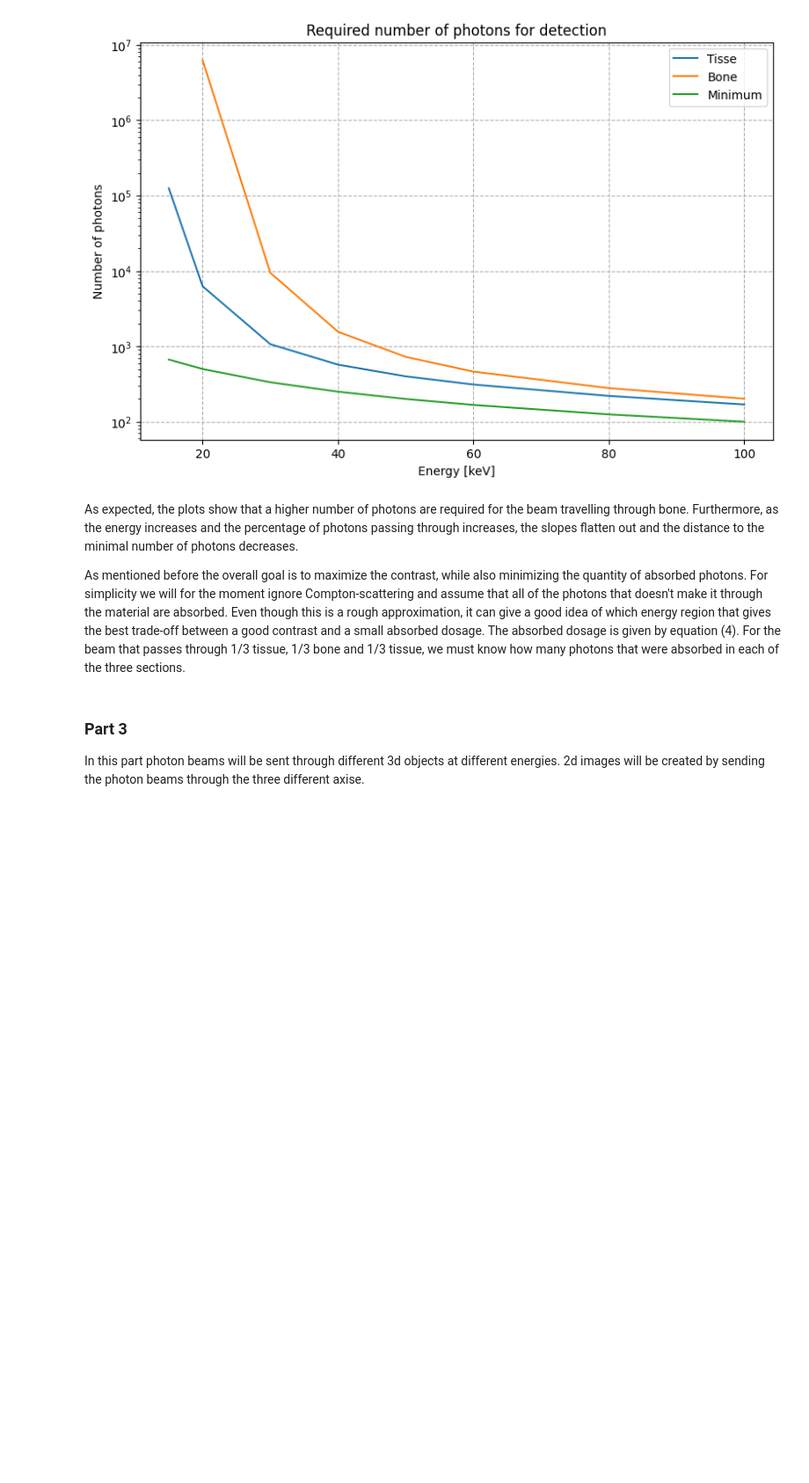
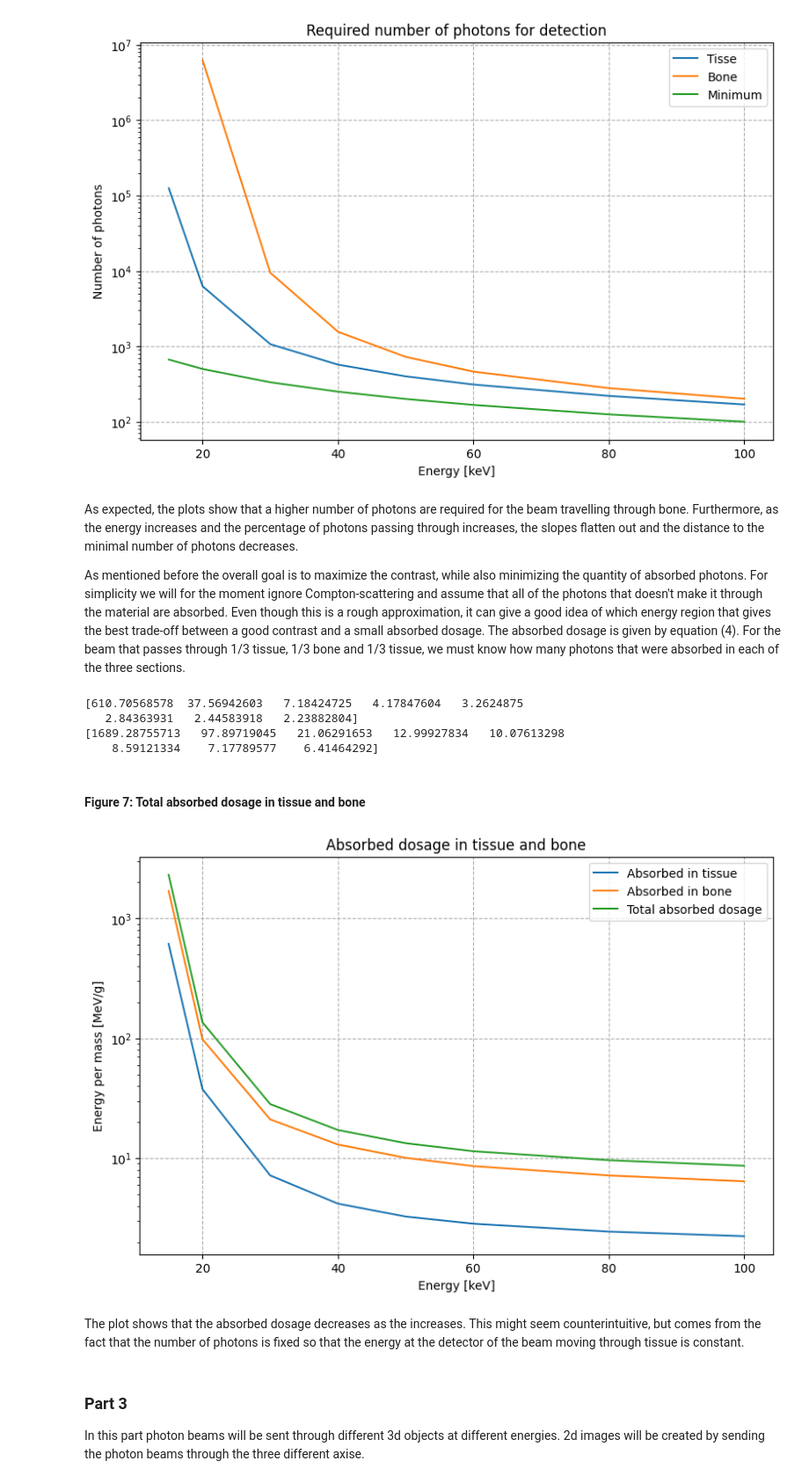
Before and after one commit to TorjeiHelset/Software-and-Computing-for-Applied-Physics, a Jupyter notebook: x-ray-simulation.ipynb, the cells around one changed output. Shown at 88% size. Cells and saved outputs as stored; diff of their text form; code cells hidden in the pictures; blank space fills up the shorter version.

Commit message:
Added plot showing absorbed dosage of the beams

```diff
--- a/x-ray-simulation.ipynb
+++ b/x-ray-simulation.ipynb
@@ -276,6 +276,52 @@ As expected, the plots show that a higher number of photons are required for the
 
 As mentioned before the overall goal is to maximize the contrast, while also minimizing the quantity of absorbed photons. For simplicity we will for the moment ignore Compton-scattering and assume that all of the photons that doesn't make it through the material are absorbed. Even though this is a rough approximation, it can give a good idea of which energy region that gives the best trade-off between a good contrast and a small absorbed dosage.
 The absorbed dosage is given by equation (4). For the beam that passes through 1/3 tissue, 1/3 bone and 1/3 tissue, we must know how many photons that were absorbed in each of the three sections.
+# %%
+# Calculating the number of photons that reached detector and each of the
+# sections in the tissue and tissue/bone beams
+n_photon_tissue = I_tissue_detector[1:] * req_photons_tissue
+n_photon_bone = I_bone_detector[1:] * req_photons_tissue
+n_photon_after_tissue = I_after_tissue[1:] * req_photons_tissue # After the tissue part
+n_photon_after_bone = I_after_bone[1:] * req_photons_tissue # After bone part
+
+n_absorbed_tissue = req_photons_tissue - n_photon_tissue # Absorbed photons for the tissue beam
+
+# Calculating the number of photons absorbed in the second beam after each of the sections
+n_in_tissue = req_photons_tissue - n_photon_after_tissue
+n_in_bone = n_photon_after_tissue - n_photon_after_bone
+n_absorbed_bone = n_photon_after_bone - n_photon_bone
+
+A = 1 # Choosing area of 1 cm^2
+V = A * width_2 #cm^3
+# Calculating the total absorbed dosages for the two beams
+d_tissue = n_absorbed_tissue * energies[1:] / (V * tissue_dens)
+d_bone = energies[1:] / V * ((n_in_tissue / (1/3 * tissue_dens))
+                         +  (n_in_bone / (1/3 * bone_dens))
+                         +  (n_absorbed_bone / (1/3 * tissue_dens)))
+# %%
+print(d_tissue)
+print(d_bone)
+# %% [output]
+[610.70568578  37.56942603   7.18424725   4.17847604   3.2624875
+   2.84363931   2.44583918   2.23882804]
+[1689.28755713   97.89719045   21.06291653   12.99927834   10.07613298
+    8.59121334    7.17789577    6.41464292]
+# %% [markdown]
+#### Figure 7: Total absorbed dosage in tissue and bone
+# %%
+fig7 = plt.figure()
+plt.semilogy(energies[1:]*1000, d_tissue, label = "Absorbed in tissue")
+plt.semilogy(energies[1:]*1000, d_bone, label  = "Absorbed in bone")
+plt.semilogy(energies[1:]*1000, d_tissue+d_bone, label = "Total absorbed dosage")
+plt.legend()
+plt.title("Absorbed dosage in tissue and bone")
+plt.xlabel("Energy [keV]")
+plt.ylabel("Energy per mass [MeV/g]")
+plt.show()
+# %% [output]
+[figure, added]
+# %% [markdown]
+The plot shows that the absorbed dosage decreases as the increases. This might seem counterintuitive, but comes from the fact that the number of photons is fixed so that the energy at the detector of the beam moving through tissue is constant.
 # %% [markdown]
 ### Part 3
 In this part photon beams will be sent through different 3d objects at different energies. 2d images will be created by sending the photon beams through the three different axise.
```
